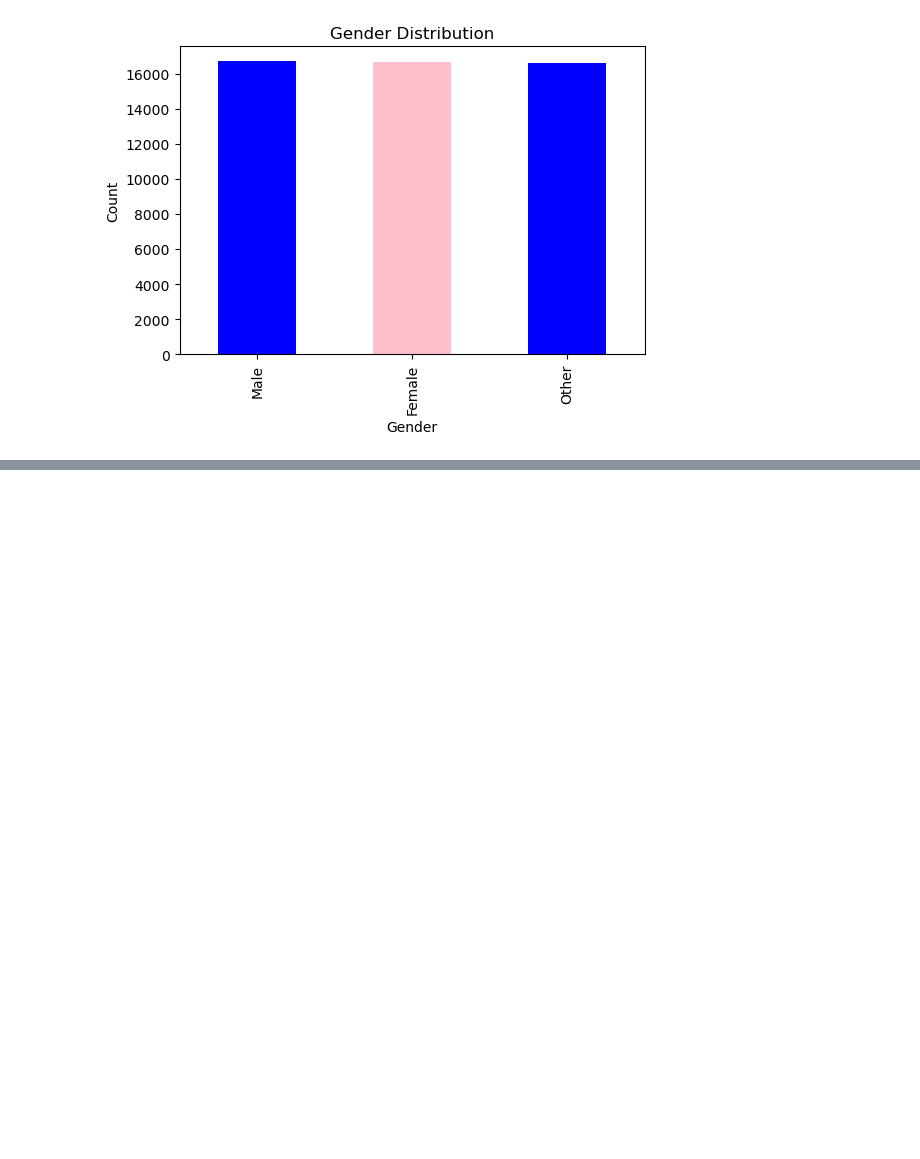
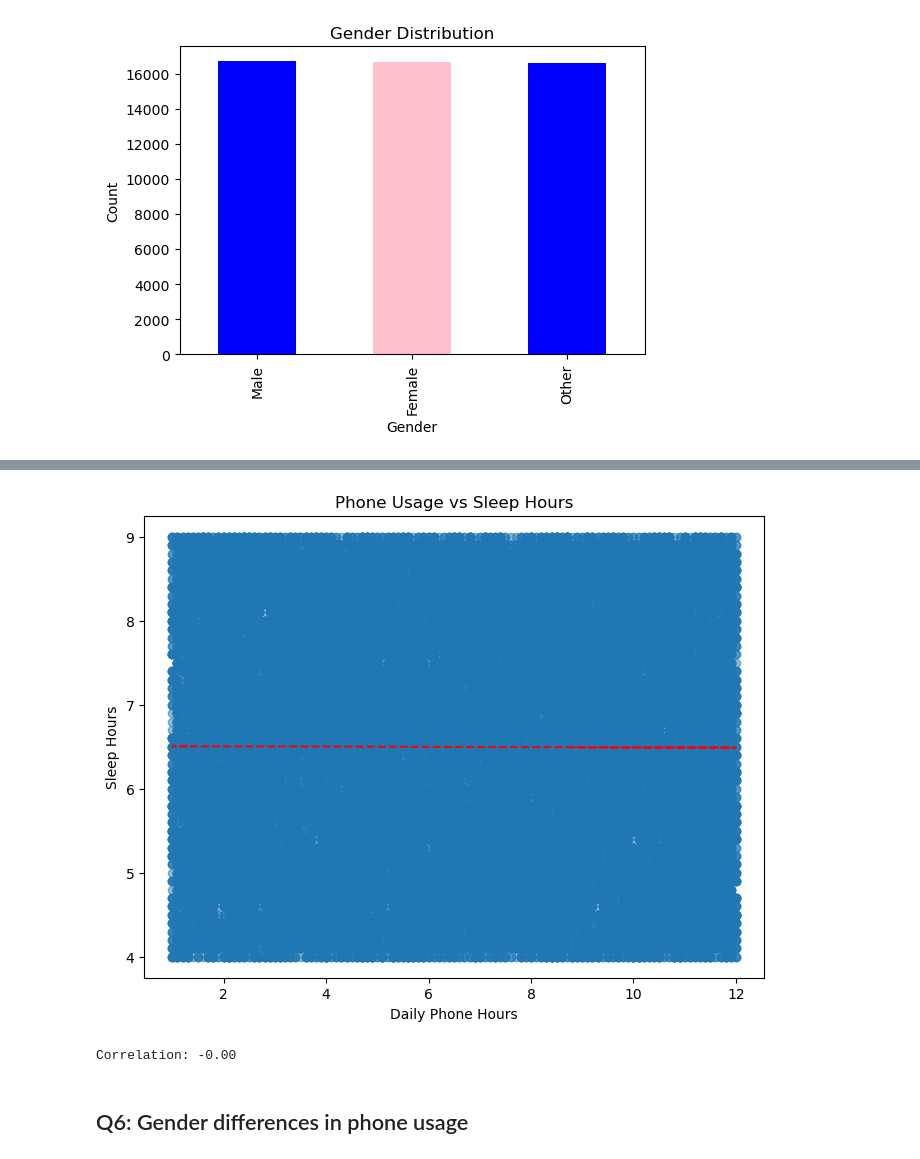
Before and after one commit to geff-ghost/screenTimeSleep, a Jupyter notebook: Smartphone_Usage_Statistics.ipynb, the cells around one changed output, grey strips where cells are left out. Cells and saved outputs as stored; diff of their text form; code cells hidden in the pictures; blank space fills up the shorter version.

```diff
--- a/Smartphone_Usage_Statistics.ipynb
+++ b/Smartphone_Usage_Statistics.ipynb
@@ -103,0 +232,22 @@ plt.ylabel("Count");
+# %%
+plt.figure(figsize=(8,6))
+plt.scatter(x=smartphone_df['Daily_Phone_Hours'], y=smartphone_df['Sleep_Hours'], alpha=0.5)
+plt.xlabel('Daily Phone Hours')
+plt.ylabel('Sleep Hours')
+plt.title('Phone Usage vs Sleep Hours')
+
+# Add trend line
+z = np.polyfit(smartphone_df['Daily_Phone_Hours'], smartphone_df['Sleep_Hours'], 1)
+p = np.poly1d(z)
+plt.plot(smartphone_df['Daily_Phone_Hours'], p(smartphone_df['Daily_Phone_Hours']), 'r--')
+
+plt.show()
+
+# Correlation
+correlation = smartphone_df['Daily_Phone_Hours'].corr(smartphone_df['Sleep_Hours'])
+print(f"Correlation: {correlation:.2f}")
+# %% [output]
+[figure, added]
+Correlation: -0.00
+# %% [markdown]
+## Q6: Gender differences in phone usage
```
Also changed, not shown: parts of 22 cells of this notebook.
